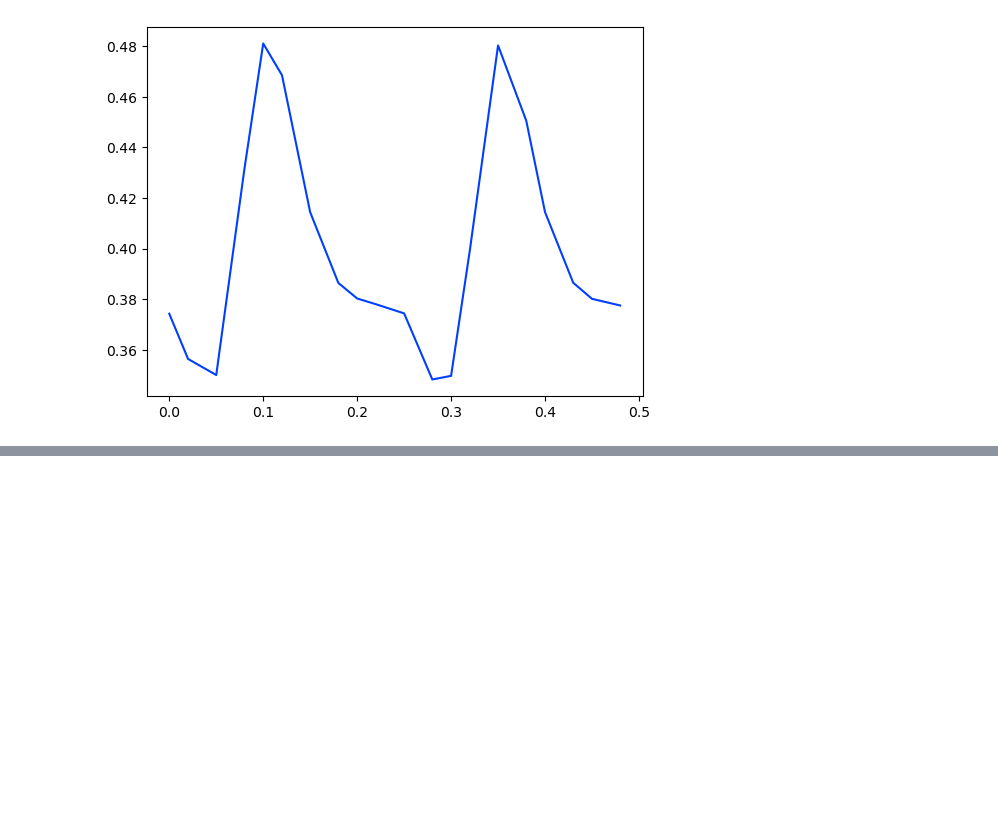
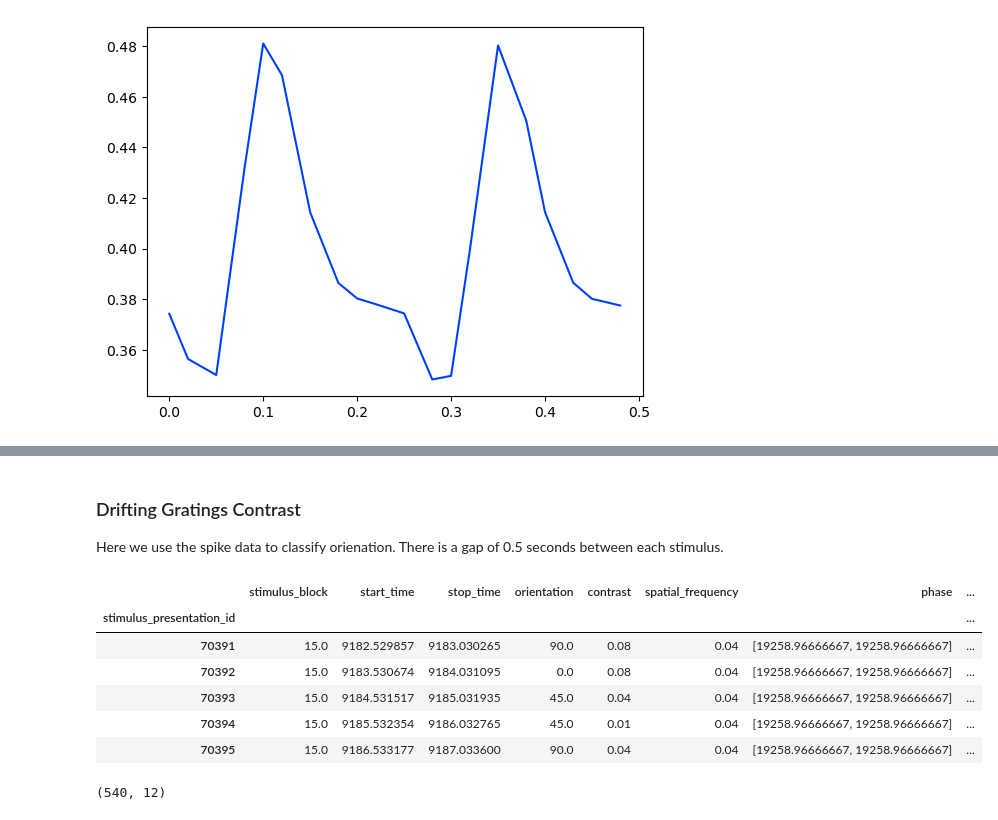
Before and after one commit to daniyarzt/neuromodelling, a Jupyter notebook: notebooks/classification_with_time_delay.ipynb, the cells around one changed output, grey strips where cells are left out. Cells and saved outputs as stored; diff of their text form; code cells hidden in the pictures; blank space fills up the shorter version.

```diff
--- a/notebooks/classification_with_time_delay.ipynb
+++ b/notebooks/classification_with_time_delay.ipynb
@@ -523,0 +627,21 @@ plt.plot(delays, variance_hm[0])
+# %% [markdown]
+### Drifting Gratings Contrast
+
+Here we use the spike data to classify orienation. There is a gap of 0.5 seconds between each stimulus.
+# %%
+#Get Drifting Gratings Contrast data
+
+drifting_gratings_contrast = oursession.get_stimulus_table("drifting_gratings_contrast")
+drifting_gratings_contrast.head()
+# %% [output]
+|  | stimulus_block | start_time | stop_time | orientation | contrast | spatial_frequency | phase | ... |
+| stimulus_presentation_id |  |  |  |  |  |  |  | ... |
+| 70391 | 15.0 | 9182.529857 | 9183.030265 | 90.0 | 0.08 | 0.04 | [19258.96666667, 19258.96666667] | ... |
+| 70392 | 15.0 | 9183.530674 | 9184.031095 | 0.0 | 0.08 | 0.04 | [19258.96666667, 19258.96666667] | ... |
+| 70393 | 15.0 | 9184.531517 | 9185.031935 | 45.0 | 0.04 | 0.04 | [19258.96666667, 19258.96666667] | ... |
+| 70394 | 15.0 | 9185.532354 | 9186.032765 | 45.0 | 0.01 | 0.04 | [19258.96666667, 19258.96666667] | ... |
+| 70395 | 15.0 | 9186.533177 | 9187.033600 | 90.0 | 0.04 | 0.04 | [19258.96666667, 19258.96666667] | ... |
+# %%
+drifting_gratings_contrast.shape
+# %% [output]
+(540, 12)
```
Also changed, not shown: parts of 22 cells of this notebook.
